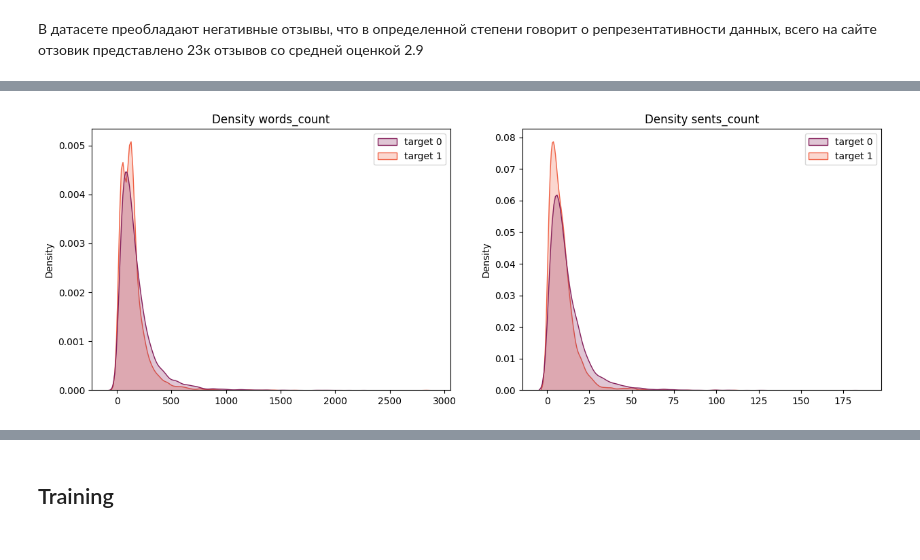
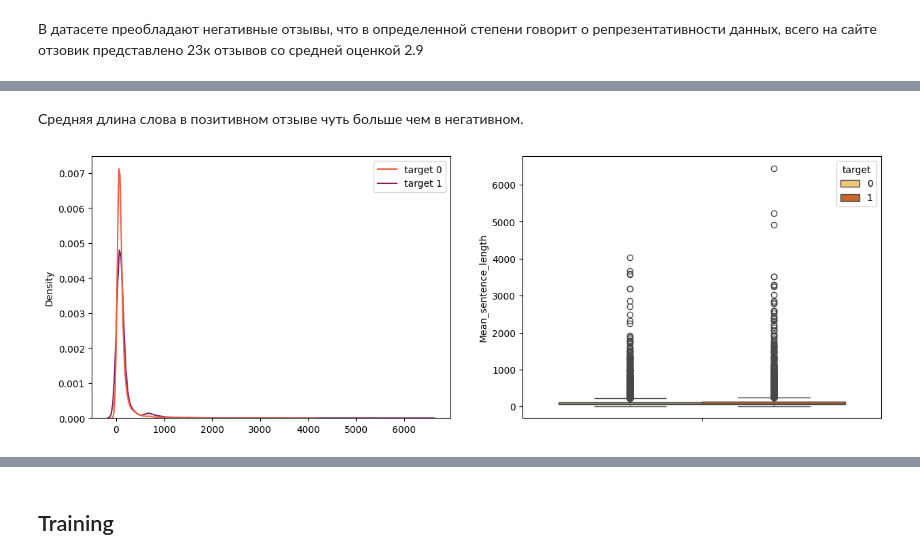
Before and after one commit to multibrendoviy/SentimentClassifierApp, a Jupyter notebook: notebooks/EDA_and_train.ipynb, the cells around one changed output, grey strips where cells are left out. Cells and saved outputs as stored; diff of their text form; code cells hidden in the pictures.

```diff
--- a/notebooks/EDA_and_train.ipynb
+++ b/notebooks/EDA_and_train.ipynb
@@ -271,6 +168,3 @@ def get_dataset(path: str):
     return data
 # %%
 train_data, test_data = split_data(data)
-# %%
-train_data = get_dataset(preproc['train_path'])
-train_data
@@ -291,4 +170,0 @@ train_data
-# %%
-data = pd.read_csv(preproc['train_path'],
-                   names=['reviewText', 'label'],
-                   encoding='windows_1251')
@@ -400,0 +317,3 @@ plot_bars(train_data, 'target')
+# %%
+eda_data = train_data.copy()
+eda_data = get_data_for_eda(eda_data)
@@ -465,6 +347,0 @@ plot_kdeplot(data, 'word_len', 'target')
-# %%
-train_data['words_count'] = train_data['reviewText'].apply(
-    lambda x: len(x.split()))
-
-train_data['sents_count'] = train_data['reviewText'].apply(
-    lambda x: len(ru_sent_tokenize(x)))
@@ -507,13 +393,19 @@ for i, col in enumerate(lst):
+# %% [markdown]
+Средняя длина слова в позитивном отзыве чуть больше чем в негативном.
 # %%
-# Плотности распределения количества слов и предложений
 fig, axes = plt.subplots(ncols=2, figsize=(15, 5))
 
-for i, col in enumerate(lst):
-    sns.kdeplot({'target 0': train_data[train_data.target == 0][col],
-                 'target 1': train_data[train_data.target == 1][col]},
-                  common_norm=False,
-                  palette='rocket',
-                  shade=True,
-                  ax=axes[i]).set_title('Density '+ col)
+sns.kdeplot({'target 0': eda_data[train_data.target == 0]['Mean_sentence_length'],
+             'target 1': eda_data[train_data.target == 1]['Mean_sentence_length']},
+              common_norm=False,
+              palette='rocket_r',
+              ax=axes[0])
+
+sns.boxplot(data=eda_data,
+            y='Mean_sentence_length',
+            hue='target',
+            ax=axes[1],
+            palette='YlOrBr')
+plt.show()
 # %% [output]
-[figure, old version]
+[figure, new version]
```
Also changed, not shown: parts of 78 cells of this notebook, 19 other files.
